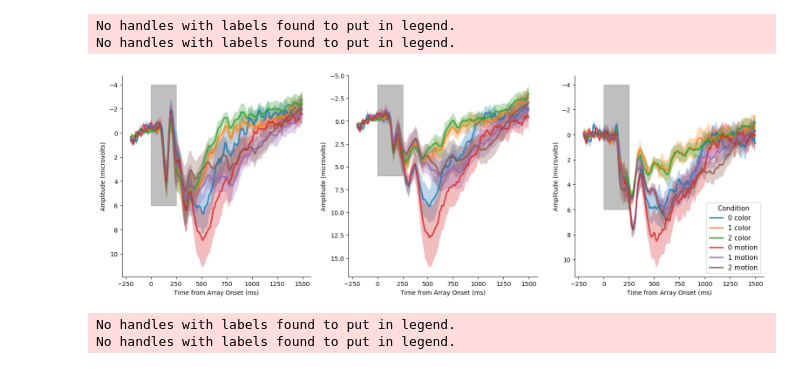
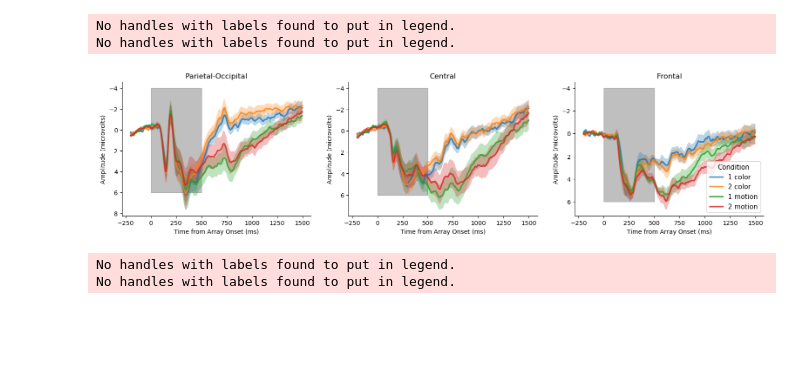
Before and after one commit to WilliamThyer/Feature-Independent-Load-Decoding, a Jupyter notebook: eggtoss/analysis/plot_erp.ipynb, the cells around one changed output. Drawn from its saved outputs; the diff is of its cells as text; code cells hidden in the pictures; blank space fills up the shorter version.

```diff
--- a/eggtoss/analysis/plot_erp.ipynb
+++ b/eggtoss/analysis/plot_erp.ipynb
@@ -20,16 +20,18 @@ exp.nsub = len(exp.xdata_files)
 erp = eeg_decoder.ERP(exp,subtitle=experiment_name)
 xdata_all, ydata_all = erp.load_all_eeg()
 # %%
-fig,axes = plt.subplots(1,3,figsize=(19,6))
-for isubset,(subtitle,subset) in enumerate(zip(['_ssPO','_ssC','_ssF'],[('P','O'),('C'),('F')])):
-    erp.plot_ss(xdata_all, ydata_all,ax = axes[isubset], electrode_subset=subset,
-                condition_labels = ['0 color','1 color','2 color','0 motion','1 motion','2 motion'])
-# plt.savefig('ss0')
+
+fig,axes = plt.subplots(1,3,figsize=(19,4))
+for isubset,(subtitle,subset) in enumerate(zip(['Parietal-Occipital','Central','Frontal'],[('P','O'),('C'),('F')])):
+    erp.plot_ss(xdata_all, ydata_all,ax = axes[isubset], electrode_subset=subset, condition_subset=[11,12,21,22],
+                condition_labels = ['1 color','2 color','1 motion','2 motion'])
+    axes[isubset].set_title(subtitle)
+plt.savefig('erp.png',dpi=500,bbox_inches='tight')
 plt.show()
 # %% [output]
 No handles with labels found to put in legend.
 No handles with labels found to put in legend.
-[figure, old version]
+[figure, new version]
 # %%
 experiment_name = 'e'
 data_dir = f'./data/{experiment_name}'
```
Also changed, not shown: parts of 1 cell of this notebook, 7 other files.
